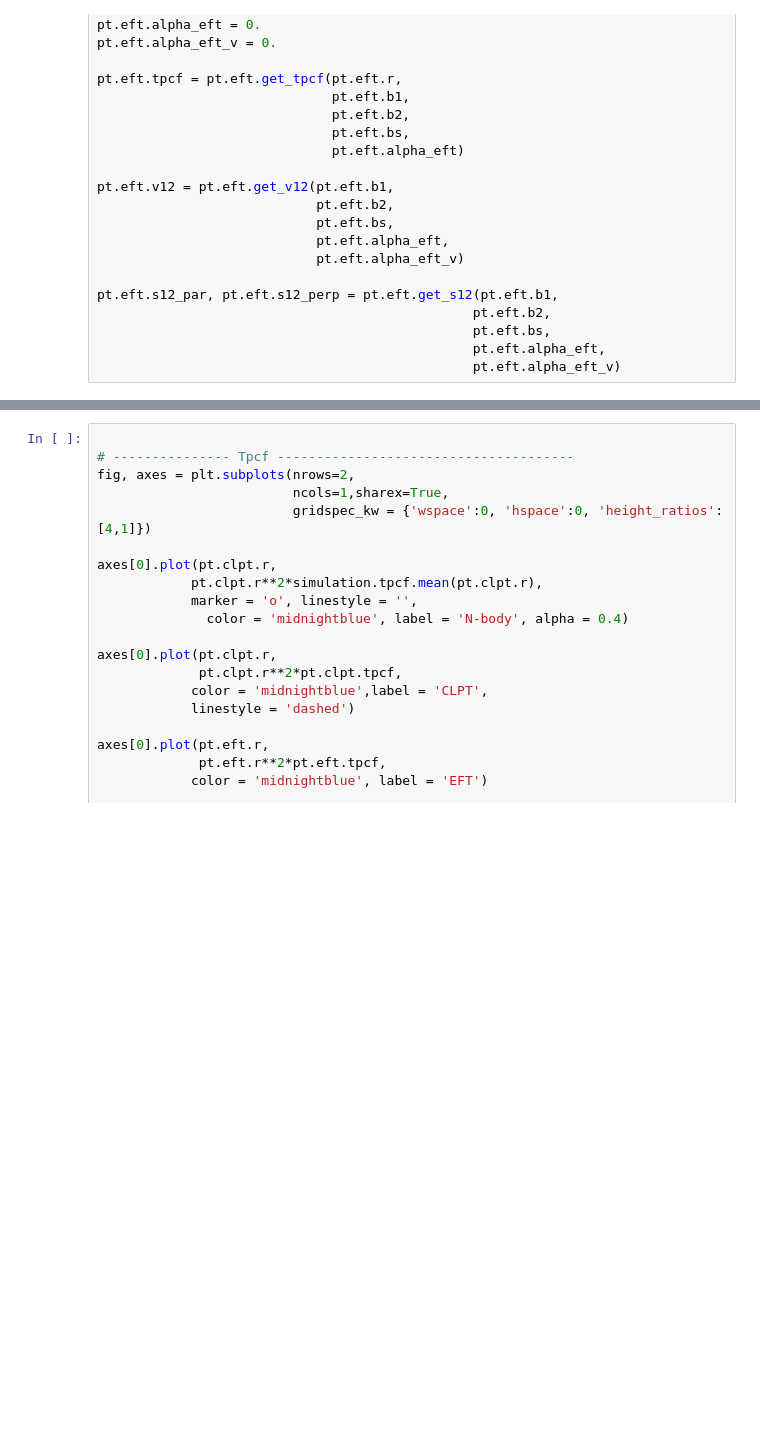
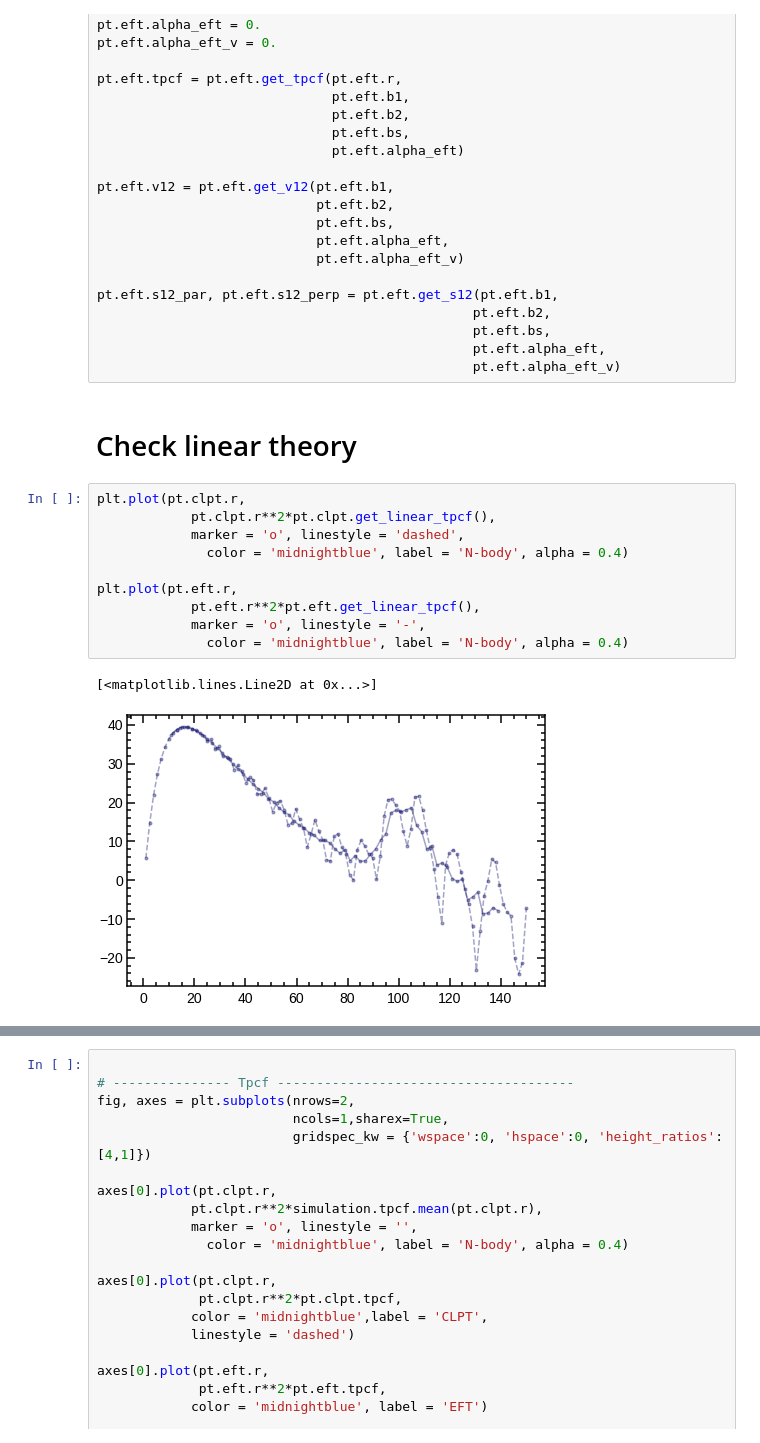
Before and after one commit to florpi/StreamingModel, a Jupyter notebook: streaming/perturbation_theory/test_clpt_eft.ipynb, the cells around one changed output, grey strips where cells are left out. Drawn from its saved outputs; the diff is of its cells as text; blank space fills up the shorter version.

Commit message:
fitting done better, together with perturbation theory

```diff
--- a/streaming/perturbation_theory/test_clpt_eft.ipynb
+++ b/streaming/perturbation_theory/test_clpt_eft.ipynb
@@ -64,3 +68,18 @@ pt.eft.s12_par, pt.eft.s12_perp = pt.eft.get_s12(pt.eft.b1,
                                                 pt.eft.bs,
                                                 pt.eft.alpha_eft,
                                                 pt.eft.alpha_eft_v)
+# %% [markdown]
+# Check linear theory
+# %%
+plt.plot(pt.clpt.r,
+            pt.clpt.r**2*pt.clpt.get_linear_tpcf(),
+            marker = 'o', linestyle = 'dashed',
+              color = 'midnightblue', label = 'N-body', alpha = 0.4)
+
+plt.plot(pt.eft.r,
+            pt.eft.r**2*pt.eft.get_linear_tpcf(),
+            marker = 'o', linestyle = '-',
+              color = 'midnightblue', label = 'N-body', alpha = 0.4)
+# %% [output]
+[<matplotlib.lines.Line2D at 0x...>]
+[figure, added]
```
Also changed, not shown: parts of 4 cells of this notebook, 9 other files.
